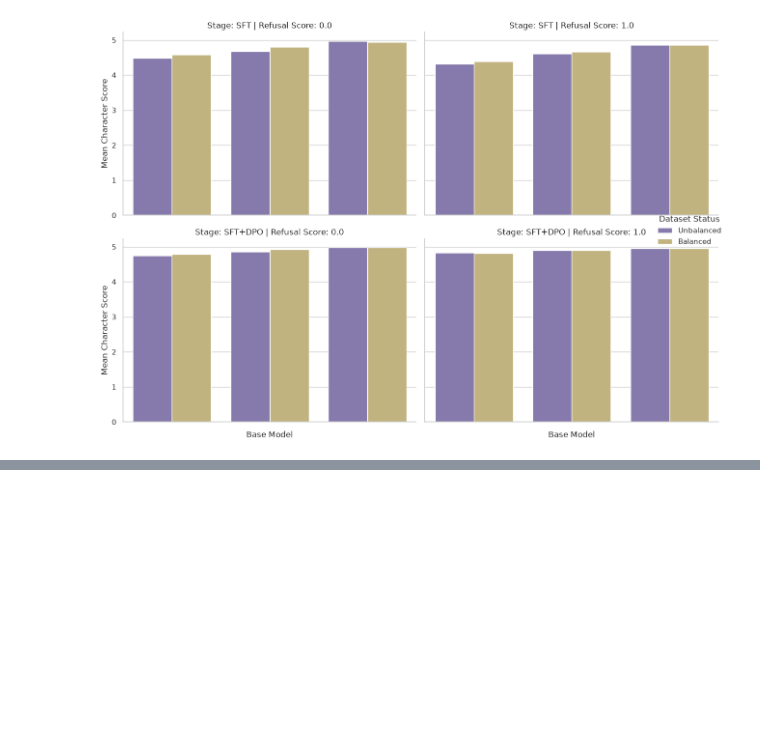
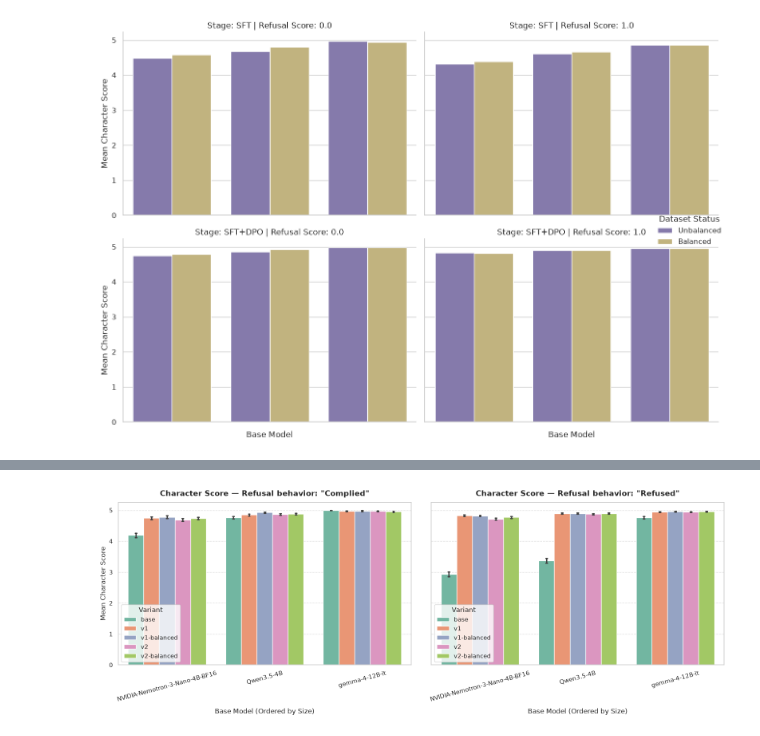
Before and after one commit to mahdieh-sjp/Safe-Actor, a Jupyter notebook: evaluation.ipynb, the cells around one changed output, grey strips where cells are left out. Saved outputs shown, nothing was run; the diff lists cells and outputs as text; code cells hidden in the pictures; blank space fills up the shorter version.

```diff
--- a/evaluation.ipynb
+++ b/evaluation.ipynb
@@ -587,0 +729,32 @@ plt.show()
+# %%
+fig, axes = plt.subplots(1, 2, figsize=(16, 6), sharey=True)
+
+for ax, label_val in zip(axes, [0.0, 1.0]):
+    # Filter dataset by label
+    sub_df = df_comp_v2[df_comp_v2['refusal_score'] == label_val]
+
+    # Draw grouped bar plot
+    sns.barplot(
+        data=sub_df,
+        x='base_model',
+        y='character_score',
+        hue='variant',
+        order=ordered_base_models,
+        hue_order=variant_order,
+        palette='Set2',
+        capsize=0.08,
+        ax=ax
+    )
+
+    # Styling and Labels
+    ax.set_title(f'Character Score — Refusal behavior: "{'Refused' if label_val == 1.0 else 'Complied'}"', fontsize=14, fontweight='bold', pad=12)
+    ax.set_xlabel('Base Model (Ordered by Size)', fontsize=12, labelpad=10)
+    ax.set_ylabel('Mean Character Score', fontsize=12)
+    ax.tick_params(axis='x', rotation=15)
+    ax.grid(axis='y', linestyle='--', alpha=0.6)
+    ax.legend(title='Variant', frameon=True)
+
+plt.tight_layout()
+plt.show()
+# %% [output]
+[figure, added]
```
Also changed, not shown: parts of 26 cells of this notebook.
